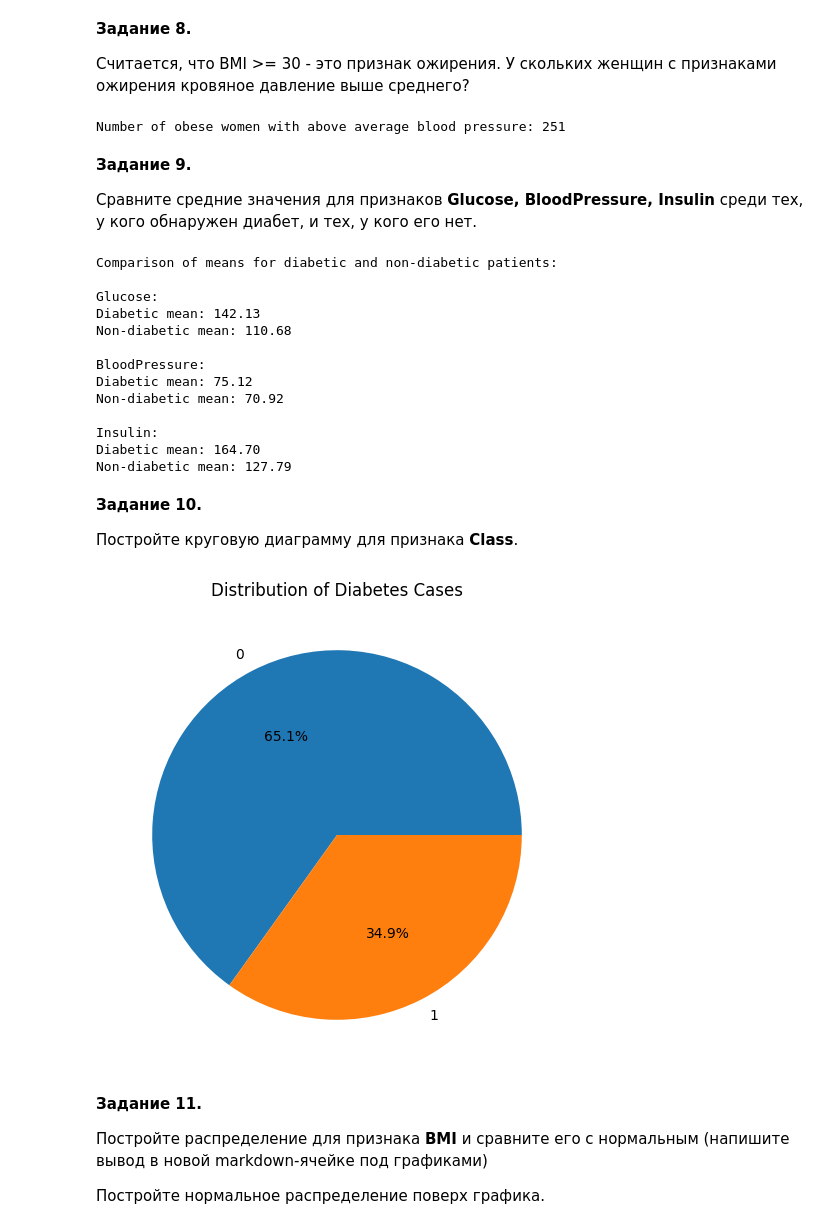
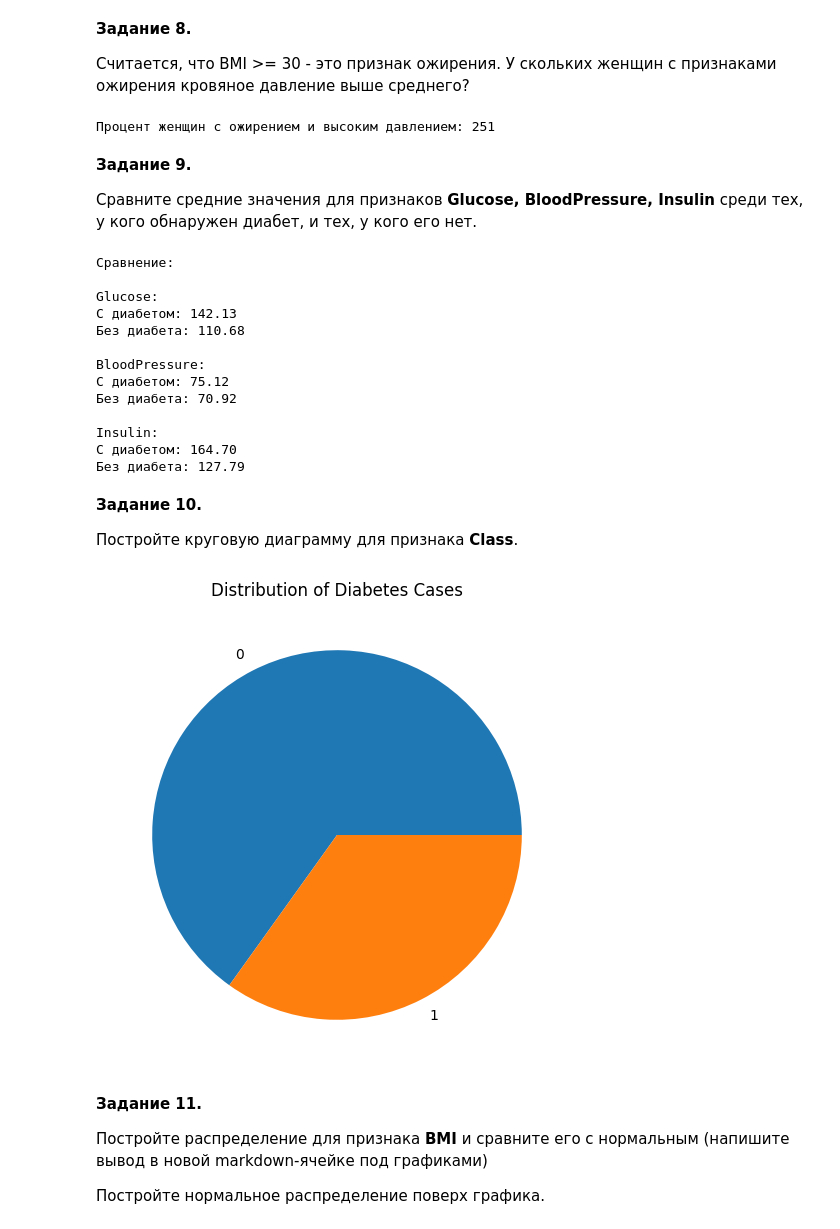
Before and after one commit to appling2024/MSP, a Jupyter notebook: Pandas/pandas_2 (часть 2).ipynb, the cells around one changed output. Cells and saved outputs as stored; diff of their text form; code cells hidden in the pictures.

```diff
--- a/Pandas/pandas_2 (часть 2).ipynb
+++ b/Pandas/pandas_2 (часть 2).ipynb
@@ -148,37 +151,37 @@ __Задание 8.__
 # решение
 avg_bp = data['BloodPressure'].mean()
 obese_high_bp = data[(data['BMI'] >= 30) & (data['BloodPressure'] > avg_bp)].shape[0]
-print(f"\nNumber of obese women with above average blood pressure: {obese_high_bp}")
+print(f"Процент женщин с ожирением и высоким давлением: {obese_high_bp}")
 # %% [output]
-Number of obese women with above average blood pressure: 251
+Процент женщин с ожирением и высоким давлением: 251
 # %% [markdown]
 __Задание 9.__
 
 Сравните средние значения для признаков __Glucose,	BloodPressure,	Insulin__ среди тех, у кого обнаружен диабет, и тех, у кого его нет.
 # %%
 # решение
-print("\nComparison of means for diabetic and non-diabetic patients:")
+print("Сравнение:")
 features = ['Glucose', 'BloodPressure', 'Insulin']
 for feature in features:
     diabetic_mean = data[data['Class'] == 1][feature].mean()
     non_diabetic_mean = data[data['Class'] == 0][feature].mean()
     print(f"\n{feature}:")
-    print(f"Diabetic mean: {diabetic_mean:.2f}")
-    print(f"Non-diabetic mean: {non_diabetic_mean:.2f}")
+    print(f"С диабетом: {diabetic_mean:.2f}")
+    print(f"Без диабета: {non_diabetic_mean:.2f}")
 # %% [output]
-Comparison of means for diabetic and non-diabetic patients:
+Сравнение:
 
 Glucose:
-Diabetic mean: 142.13
-Non-diabetic mean: 110.68
+С диабетом: 142.13
+Без диабета: 110.68
 
 BloodPressure:
-Diabetic mean: 75.12
-Non-diabetic mean: 70.92
+С диабетом: 75.12
+Без диабета: 70.92
 
 Insulin:
-Diabetic mean: 164.70
-Non-diabetic mean: 127.79
+С диабетом: 164.70
+Без диабета: 127.79
 # %% [markdown]
 __Задание 10.__
 
@@ -186,12 +189,12 @@ __Задание 10.__
 # %%
 # решение
 plt.figure(figsize=(8, 6))
-data['Class'].value_counts().plot(kind='pie', autopct='%1.1f%%')
+data['Class'].value_counts().plot(kind='pie')
 plt.title('Distribution of Diabetes Cases')
 plt.ylabel('')
 plt.show()
 # %% [output]
-[figure, old version]
+[figure, new version]
 # %% [markdown]
 __Задание 11.__
 
```
Also changed, not shown: parts of 6 cells of this notebook, 15 other files.
